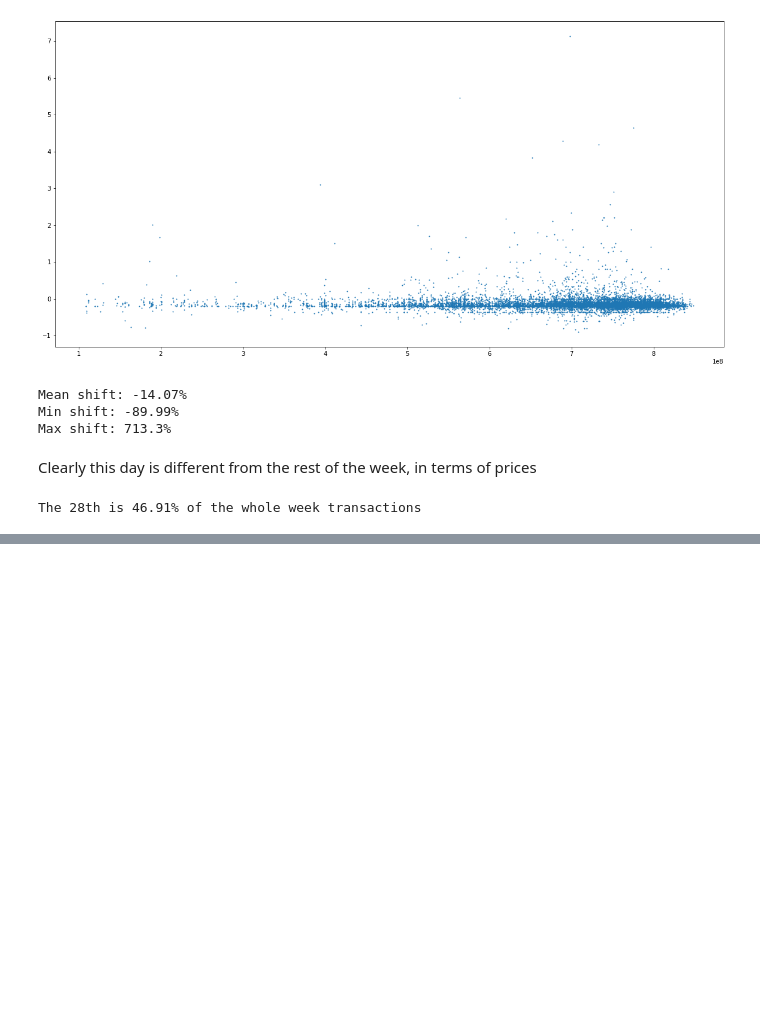
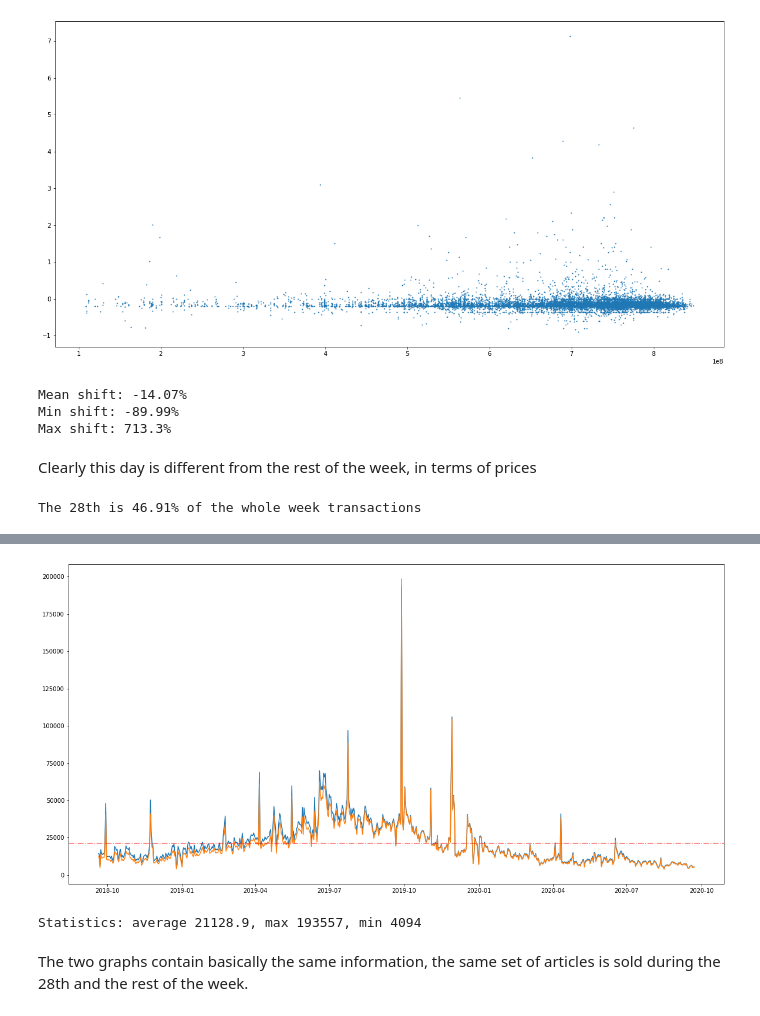
Before and after one commit to Vechus/h-m-recsys-competition, a Jupyter notebook: SalesEDA/data analysis 23-09-2019 to 30-09-2019.ipynb, the cells around one changed output, grey strips where cells are left out. Drawn from its saved outputs; the diff is of its cells as text; code cells hidden in the pictures; blank space fills up the shorter version.

```diff
--- a/SalesEDA/data analysis 23-09-2019 to 30-09-2019.ipynb
+++ b/SalesEDA/data analysis 23-09-2019 to 30-09-2019.ipynb
@@ -191,0 +261,8 @@ The 28th is 46.91% of the whole week transactions
+# %%
+# When where items sold during sales sold during the rest of the year?
+modified_df = timestamp_df.drop('sales_channel_id',axis=1, inplace=False)
+modified_df.drop('customer_id',axis=1,inplace=True)
+modified_df.drop('price', axis=1, inplace=True)
+modified_week_df = cutout_no_peak.drop(['price', 'sales_channel_id', 't_dat', 'customer_id'], axis=1, inplace=False)
+modified_week_df = modified_week_df.groupby('article_id').count()
+modified_week_df
@@ -191,0 +284,3 @@ The 28th is 46.91% of the whole week transactions
+# %%
+result_join = modified_week_df.join(modified_df.set_index('article_id'), how='inner', lsuffix='_o', rsuffix='_p')
+result_join
@@ -191,0 +302,3 @@ The 28th is 46.91% of the whole week transactions
+# %%
+graph_week = result_join.groupby("t_dat")["t_dat"].count()
+graph_week
@@ -191,0 +319,12 @@ The 28th is 46.91% of the whole week transactions
+# %%
+fig, ax = plt.subplots(figsize=(20, 10))
+ax.plot(graph_week.index, graph_week)
+ax.plot(graph.index, graph)
+ax.axhline(y=graph_week.mean(), color='r', linestyle='-.', alpha=0.6)
+plt.show()
+print("Statistics: average {:5.6}, max {}, min {}".format(graph_week.mean(), graph_week.max(), graph_week.min()))
+# %% [output]
+[figure, added]
+Statistics: average 21128.9, max 193557, min 4094
+# %% [markdown]
+The two graphs contain basically the same information, the same set of articles is sold during the 28th and the rest of the week.
```
Also changed, not shown: parts of 8 cells of this notebook.
